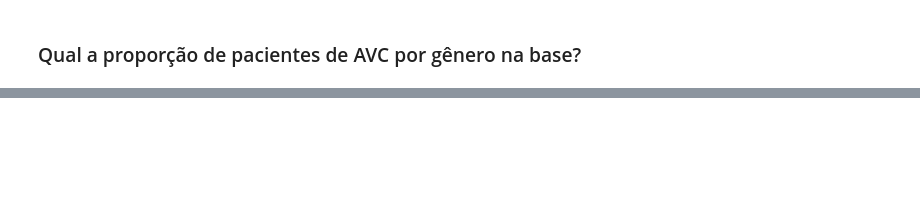
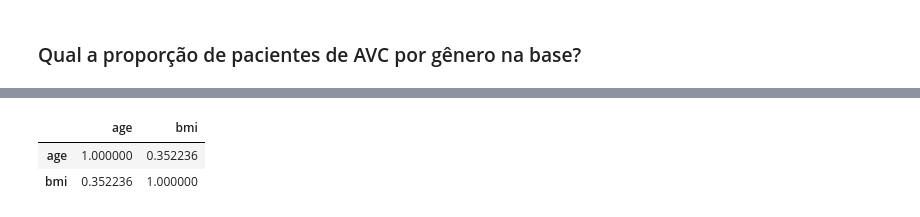
Before and after one commit to Jdss026/stroke-classifier, a Jupyter notebook: notebooks/eda.ipynb, the cells around one changed output, grey strips where cells are left out. Cells and saved outputs as stored; diff of their text form; code cells hidden in the pictures; blank space fills up the shorter version.

```diff
--- a/notebooks/eda.ipynb
+++ b/notebooks/eda.ipynb
@@ -568,0 +605,6 @@ Próximas perguntas:
+# %%
+df[['age', 'bmi']].corr()
+# %% [output]
+|  | age | bmi |
+| age | 1.000000 | 0.352236 |
+| bmi | 0.352236 | 1.000000 |
```
Also changed, not shown: parts of 14 cells of this notebook.
